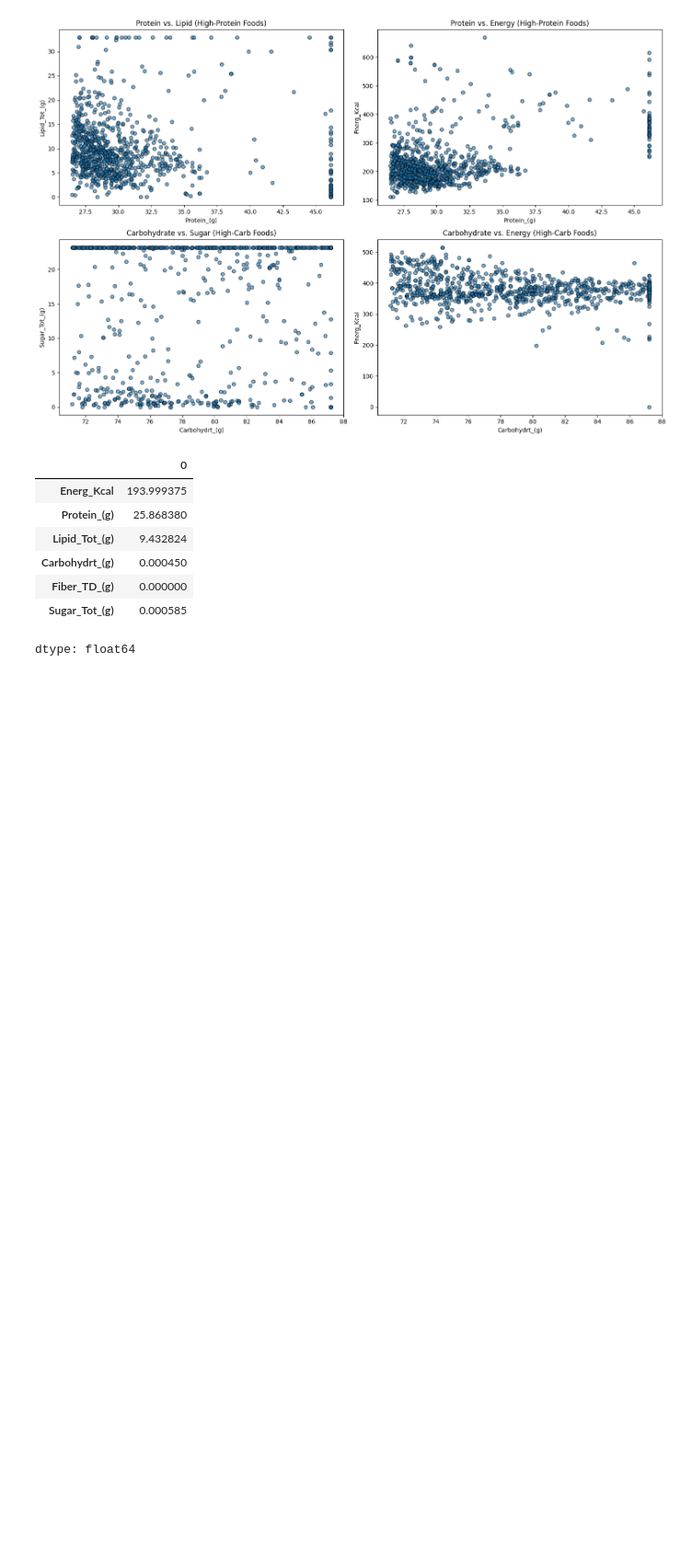
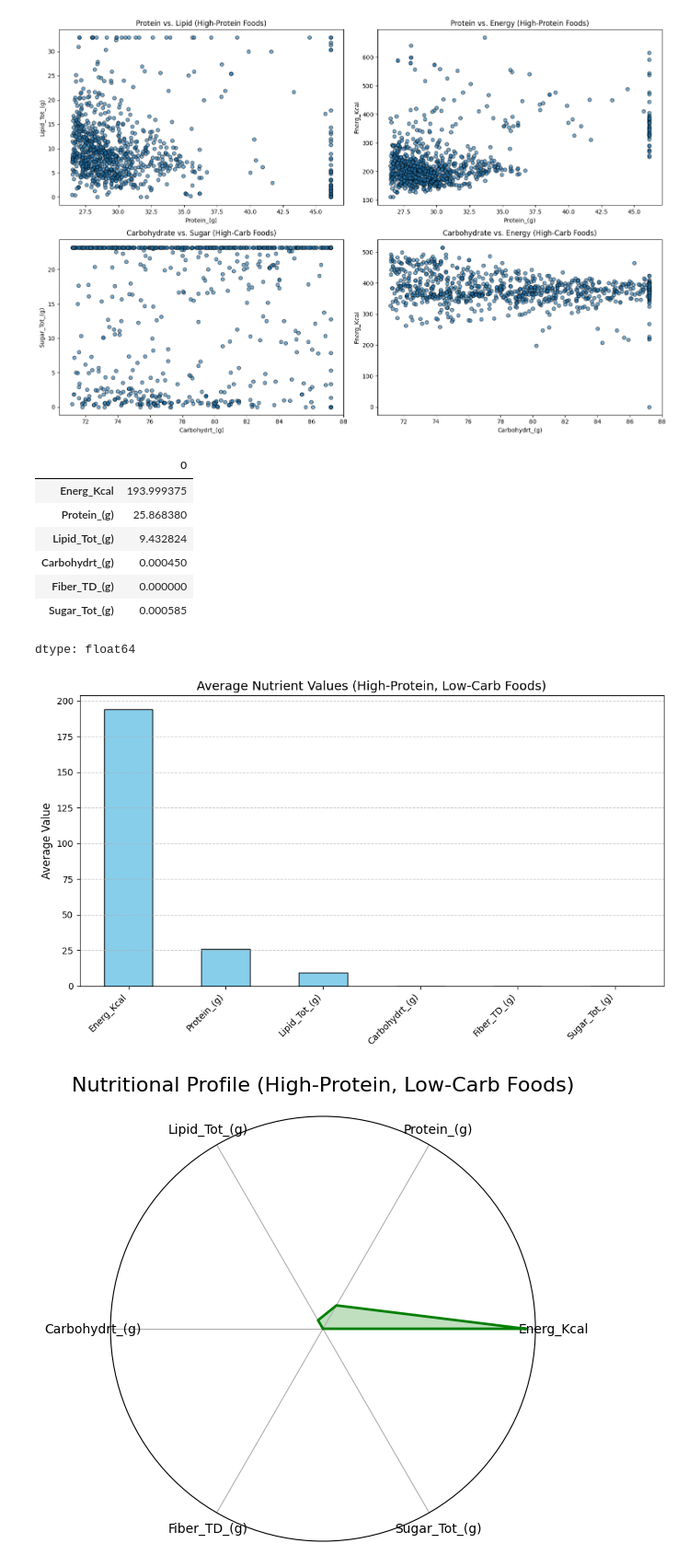
Before and after one commit to ChamaraProgForDataAnal/Programming-for-Data-Analysis, a Jupyter notebook: Data_Analytics_&_Visualisation.ipynb, the cells around one changed output. Shown at 92% size. Cells and saved outputs as stored; diff of their text form; code cells hidden in the pictures; blank space fills up the shorter version.

Commit message:
Compare average nutrient values for high-protein, low-carb foods

```diff
--- a/Data_Analytics_&_Visualisation.ipynb
+++ b/Data_Analytics_&_Visualisation.ipynb
@@ -499,3 +499,23 @@ comparison_high_protein_low_carb_adjusted.T
 | Fiber_TD_(g) | 0.000000 |
 | Sugar_Tot_(g) | 0.000585 |
 dtype: float64
+# %%
+# Bar chart to compare average nutrient values for high-protein, low-carb foods
+avg_values = comparison_high_protein_low_carb_adjusted
+
+plt.figure(figsize=(10, 6))
+avg_values.plot(kind='bar', color='skyblue', edgecolor='black')
+plt.title("Average Nutrient Values (High-Protein, Low-Carb Foods)", fontsize=14)
+plt.ylabel("Average Value", fontsize=12)
+plt.xticks(rotation=45, ha='right')
+plt.grid(axis='y', linestyle='--', alpha=0.7)
+plt.tight_layout()
+plt.show()
+
+# Radar chart for the nutritional profile of high-protein, low-carb foods
+categories = avg_values.index.tolist()
+values = avg_values.values.tolist()
+plot_radar_chart(categories, values, "Nutritional Profile (High-Protein, Low-Carb Foods)", "green")
+# %% [output]
+[figure, added]
+[figure, added]
```
